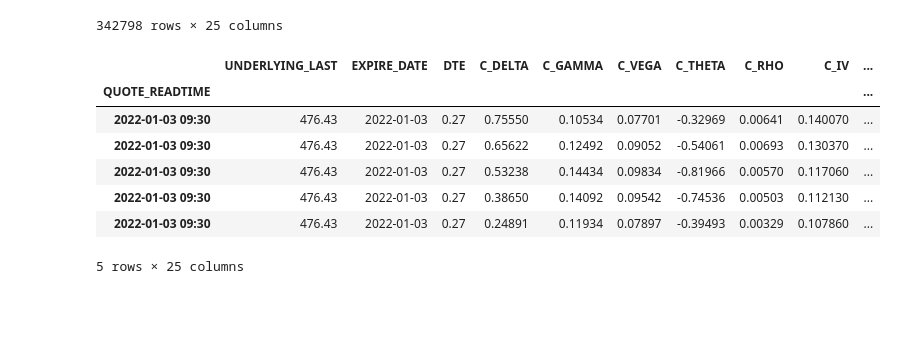
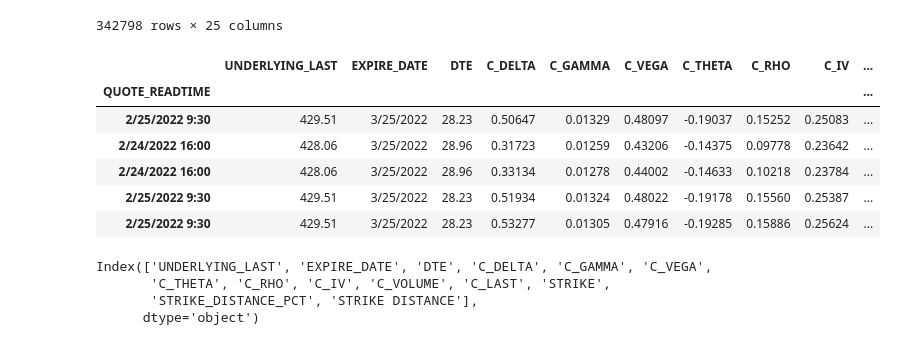
Before and after one commit to aarch23/OptYx, a Jupyter notebook: SpyRawDataV2.ipynb, the cells around one changed output. Saved outputs shown, nothing was run; the diff lists cells and outputs as text; code cells hidden in the pictures; blank space fills up the shorter version.

```diff
--- a/SpyRawDataV2.ipynb
+++ b/SpyRawDataV2.ipynb
@@ -222,15 +207,21 @@ spy_data_v6.head()
 # %%
-spy_path = Path('./Resources/spycalls.csv')
+spy_path = Path('./Resources/spycallsV3.csv')
 spy_data_v5 = pd.read_csv(spy_path, index_col="QUOTE_READTIME")
 # %%
-spy_data_v5.head()
+spy_data_v5.tail()
 # %% [output]
 |  | UNDERLYING_LAST | EXPIRE_DATE | DTE | C_DELTA | C_GAMMA | C_VEGA | C_THETA | C_RHO | C_IV | ... |
 | QUOTE_READTIME |  |  |  |  |  |  |  |  |  | ... |
-| 2022-01-03 09:30 | 476.43 | 2022-01-03 | 0.27 | 0.75550 | 0.10534 | 0.07701 | -0.32969 | 0.00641 | 0.140070 | ... |
-| 2022-01-03 09:30 | 476.43 | 2022-01-03 | 0.27 | 0.65622 | 0.12492 | 0.09052 | -0.54061 | 0.00693 | 0.130370 | ... |
-| 2022-01-03 09:30 | 476.43 | 2022-01-03 | 0.27 | 0.53238 | 0.14434 | 0.09834 | -0.81966 | 0.00570 | 0.117060 | ... |
-| 2022-01-03 09:30 | 476.43 | 2022-01-03 | 0.27 | 0.38650 | 0.14092 | 0.09542 | -0.74536 | 0.00503 | 0.112130 | ... |
-| 2022-01-03 09:30 | 476.43 | 2022-01-03 | 0.27 | 0.24891 | 0.11934 | 0.07897 | -0.39493 | 0.00329 | 0.107860 | ... |
+| 2/25/2022 9:30 | 429.51 | 3/25/2022 | 28.23 | 0.50647 | 0.01329 | 0.48097 | -0.19037 | 0.15252 | 0.25083 | ... |
+| 2/24/2022 16:00 | 428.06 | 3/25/2022 | 28.96 | 0.31723 | 0.01259 | 0.43206 | -0.14375 | 0.09778 | 0.23642 | ... |
+| 2/24/2022 16:00 | 428.06 | 3/25/2022 | 28.96 | 0.33134 | 0.01278 | 0.44002 | -0.14633 | 0.10218 | 0.23784 | ... |
+| 2/25/2022 9:30 | 429.51 | 3/25/2022 | 28.23 | 0.51934 | 0.01324 | 0.48022 | -0.19178 | 0.15560 | 0.25387 | ... |
+| 2/25/2022 9:30 | 429.51 | 3/25/2022 | 28.23 | 0.53277 | 0.01305 | 0.47916 | -0.19285 | 0.15886 | 0.25624 | ... |
-5 rows × 25 columns
+# %%
+spy_data_v5.columns
+# %% [output]
+Index(['UNDERLYING_LAST', 'EXPIRE_DATE', 'DTE', 'C_DELTA', 'C_GAMMA', 'C_VEGA',
+       'C_THETA', 'C_RHO', 'C_IV', 'C_VOLUME', 'C_LAST', 'STRIKE',
+       'STRIKE_DISTANCE_PCT', 'STRIKE DISTANCE'],
+      dtype='object')
 # %%
```
Also changed, not shown: parts of 7 cells of this notebook.
